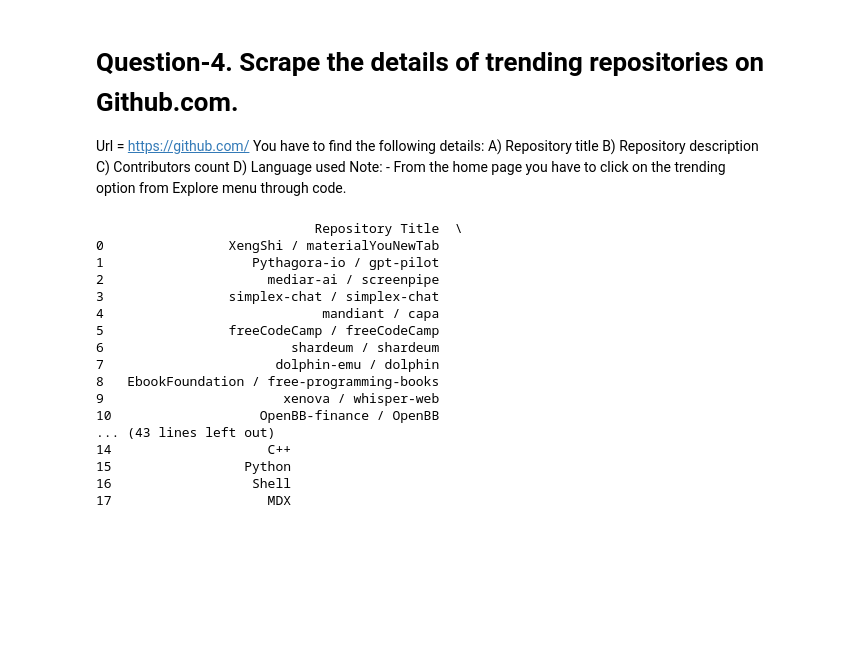
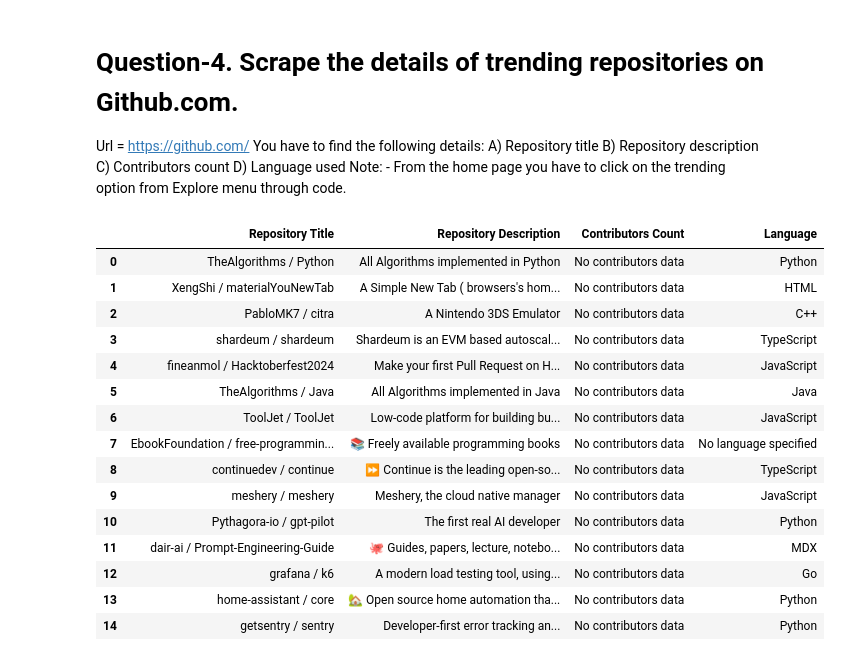
Before and after one commit to Mihir-Bhoite/Internship, a Jupyter notebook: Web Scraping Assignment - 4/Mihir_Web Scraping Assignment 4.ipynb, the cells around one changed output. Saved outputs shown, nothing was run; the diff lists cells and outputs as text; code cells hidden in the pictures; blank space fills up the shorter version.

```diff
--- a/Web Scraping Assignment - 4/Mihir_Web Scraping Assignment 4.ipynb
+++ b/Web Scraping Assignment - 4/Mihir_Web Scraping Assignment 4.ipynb
@@ -305,31 +288,29 @@ except NoSuchElementException:
     print("No repositories found on the page")
 # %%
 # Step 4: Store the data in a pandas DataFrame
-df = pd.DataFrame(repositories, columns=["Repository Title", "Repository Description", "Contributors Count", "Language"])
-
-# Step 5: Display the DataFrame
-print(df)
+df = pd.DataFrame(repositories, columns = {"Repository Title":repo_title, "Repository Description":repo_description, "Contributors Count":contributors_count, "Language":language})
+df
 
 # Save to CSV
-df.to_csv("trending_github_repositories.csv", index=False)
+df.to_csv("trending_github_repositories.csv")
 
-# Step 6: Close the WebDriver
-driver.quit()
+
+# Step 5: Close the WebDriver
+#driver.quit()
 # %% [output]
-                            Repository Title  \
-0                XengShi / materialYouNewTab
-1                   Pythagora-io / gpt-pilot
-2                     mediar-ai / screenpipe
-3                simplex-chat / simplex-chat
-4                            mandiant / capa
-5                freeCodeCamp / freeCodeCamp
-6                        shardeum / shardeum
-7                      dolphin-emu / dolphin
-8   EbookFoundation / free-programming-books
-9                       xenova / whisper-web
-10                   OpenBB-finance / OpenBB
-... (43 lines left out)
-14                    C++
-15                 Python
-16                  Shell
-17                    MDX
+|  | Repository Title | Repository Description | Contributors Count | Language |
+| 0 | TheAlgorithms / Python | All Algorithms implemented in Python | No contributors data | Python |
+| 1 | XengShi / materialYouNewTab | A Simple New Tab ( browsers's hom... | No contributors data | HTML |
+| 2 | PabloMK7 / citra | A Nintendo 3DS Emulator | No contributors data | C++ |
+| 3 | shardeum / shardeum | Shardeum is an EVM based autoscal... | No contributors data | TypeScript |
+| 4 | fineanmol / Hacktoberfest2024 | Make your first Pull Request on H... | No contributors data | JavaScript |
+| 5 | TheAlgorithms / Java | All Algorithms implemented in Java | No contributors data | Java |
+| 6 | ToolJet / ToolJet | Low-code platform for building bu... | No contributors data | JavaScript |
+| 7 | EbookFoundation / free-programmin... | 📚 Freely available programming books | No contributors data | No language specified |
+| 8 | continuedev / continue | ⏩ Continue is the leading open-so... | No contributors data | TypeScript |
+| 9 | meshery / meshery | Meshery, the cloud native manager | No contributors data | JavaScript |
+| 10 | Pythagora-io / gpt-pilot | The first real AI developer | No contributors data | Python |
+| 11 | dair-ai / Prompt-Engineering-Guide | 🐙 Guides, papers, lecture, notebo... | No contributors data | MDX |
+| 12 | grafana / k6 | A modern load testing tool, using... | No contributors data | Go |
+| 13 | home-assistant / core | 🏡 Open source home automation tha... | No contributors data | Python |
+| 14 | getsentry / sentry | Developer-first error tracking an... | No contributors data | Python |
```
Also changed, not shown: parts of 10 cells of this notebook, 1 other file.
